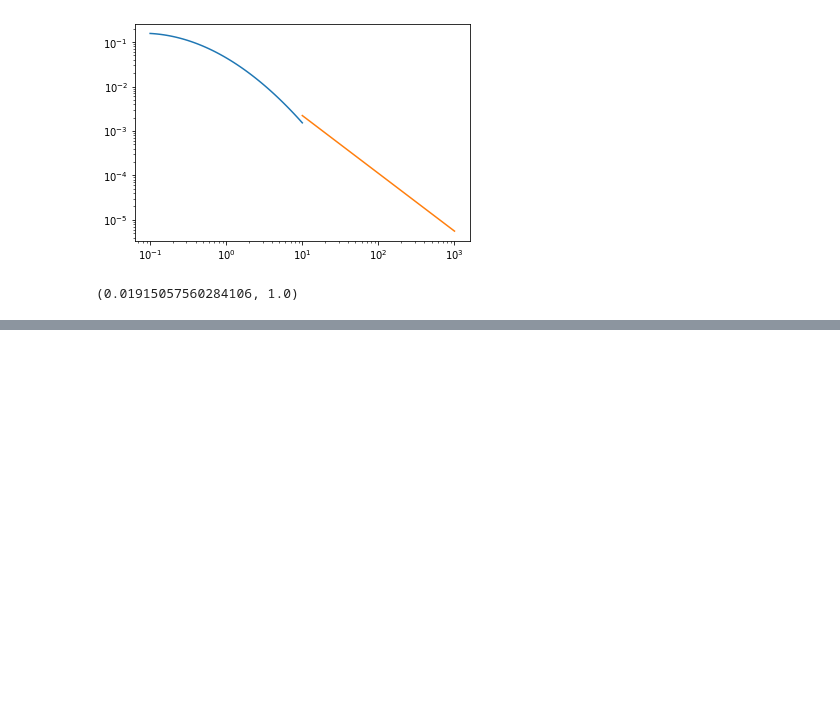
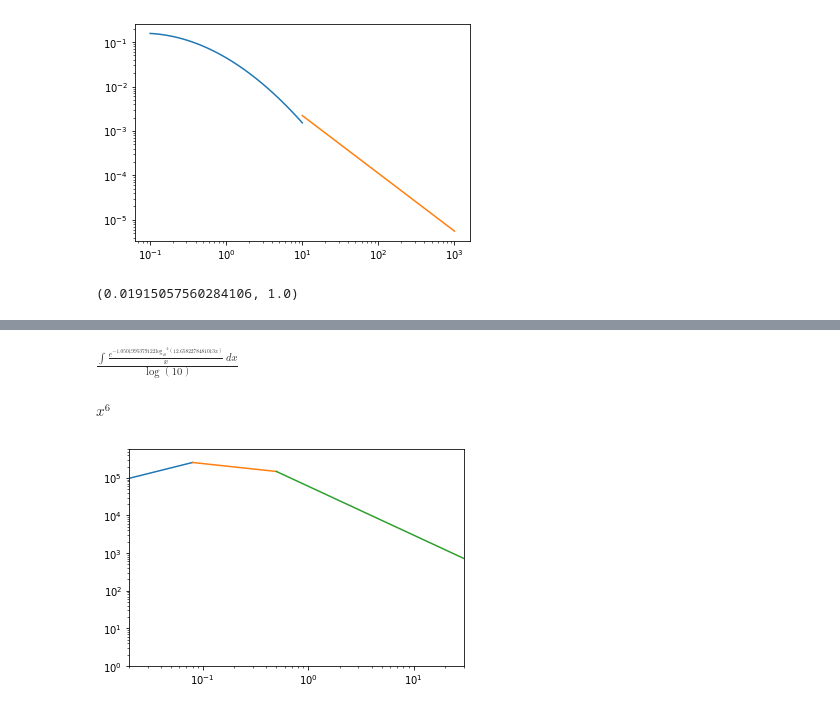
Before and after one commit to maedarn/code_tohoku, a Jupyter notebook: py/IMF.ipynb, the cells around one changed output, grey strips where cells are left out. Drawn from its saved outputs; the diff is of its cells as text; code cells hidden in the pictures; blank space fills up the shorter version.

```diff
--- a/py/IMF.ipynb
+++ b/py/IMF.ipynb
@@ -65,0 +102,55 @@ a,b
+# %%
+x = Symbol('x')
+y = Symbol('y')
+
+y = (exp( -(log10(x/0.079))**2 /2.0/0.69/0.69))/x/ln(10)
+integrate(y, x)
+# %% [output]
+$\displaystyle \frac{\int \frac{e^{- 1.0501995379122 \operatorname{log_{10}}^{2}{\left(12.6582278481013 x \right)}}}{x}\, dx}{\log{\left(10 \right)}}$
+# %%
+integrate(6*x**5, x)
+# %% [output]
+$\displaystyle x^{6}$
+# %%
+#Kroupa 2001
+fig = plt.figure()
+ax = fig.add_subplot(1, 1, 1)
+
+mmax=150
+
+coef5 = 60000.0
+coef4 = (coef5*(0.5 )**(-2.3+1.0))/((0.5)**(-1.3+1.0))
+coef3 = (coef4*(0.08)**(-1.3+1.0))/((0.08)**(-0.3+1.0))
+
+coef3
+
+
+p3 = np.logspace( np.log10(0.01), np.log10(0.08), 10)   # linspace(min, max, N) で範囲 min から max を N 分割します
+q3 = coef3*(p3)**(-0.3+1.0)
+
+p4 = np.logspace( np.log10(0.08), np.log10(0.5), 20)   # linspace(min, max, N) で範囲 min から max を N 分割します
+q4 = coef4*(p4)**(-1.3+1.0)
+
+p5 = np.logspace( np.log10(0.5), np.log10(mmax), 100)   # linspace(min, max, N) で範囲 min から max を N 分割します
+q5 = coef5*(p5)**(-2.3+1.0)
+
+#p2 = np.logspace( 1, 3, 100)   # linspace(min, max, N) で範囲 min から max を N 分割します
+#q2=0.0443*(p2)**(-1.3)
+
+
+plt.plot(p3, q3)
+plt.plot(p4, q4)
+plt.plot(p5, q5)
+
+plt.xlim(0.02, 30)
+plt.ylim(1, 600000)
+
+ax.set_yscale('log')
+ax.set_xscale('log')
+plt.show()
+
+pp = PdfPages('/Users/maeda/Desktop/IMF-kroupa.pdf')
+pp.savefig(fig)
+pp.close()
+# %% [output]
+[figure, added]
```
Also changed, not shown: parts of 9 cells of this notebook, 53 other files.
